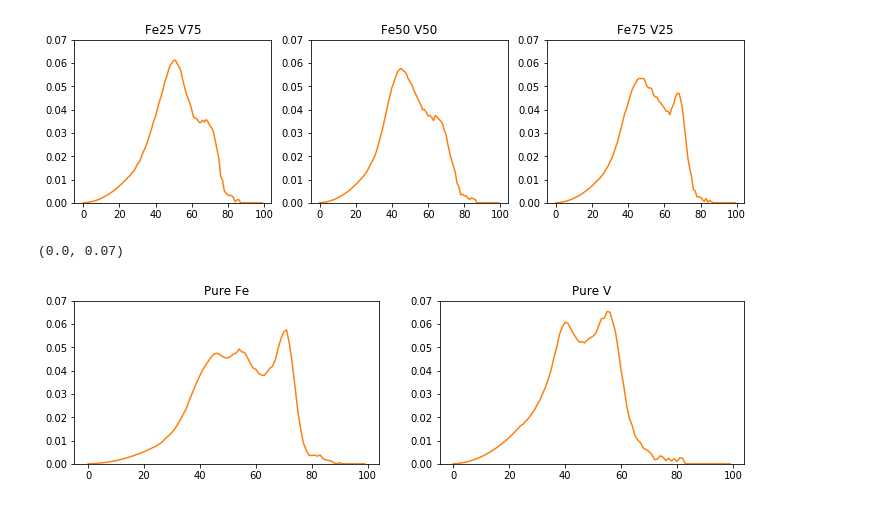
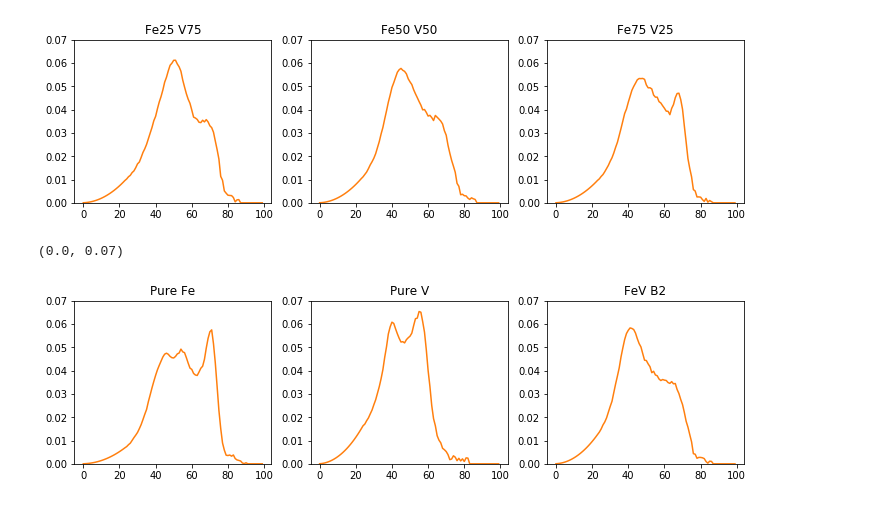
Before and after one commit to sggomez/CSV-Plots, a Jupyter notebook: CSV plots.ipynb, the cells around one changed output. Saved outputs shown, nothing was run; the diff lists cells and outputs as text; code cells hidden in the pictures.

```diff
--- a/CSV plots.ipynb
+++ b/CSV plots.ipynb
@@ -32,20 +32,26 @@ axes[2].set_ylim([0.0,0.07])
 # %%
 #Data sets for pure Fe and V elements
 
 d4 = pd.read_csv('Fe_measured_DOS.csv')
 d5 = pd.read_csv('V_measured_DOS.csv')
+d6 = pd.read_csv('FeV_B2_measured_DOS.csv')
 
-fig2, axes = plt.subplots(nrows=1, ncols=2, figsize=(12,3))
+fig2, axes = plt.subplots(nrows=1, ncols=3, figsize=(12,3))
 
 #Fe Graph
 axes[0].plot(d4)
 axes[0].set_title('Pure Fe')
 axes[0].set_ylim([0.0,0.07])
 
 #V Graph
 axes[1].plot(d5)
 axes[1].set_title('Pure V')
 axes[1].set_ylim([0.0,0.07])
+
+#FeV Graph B2
+axes[2].plot(d6)
+axes[2].set_title('FeV B2')
+axes[2].set_ylim([0.0,0.07])
 # %% [output]
 (0.0, 0.07)
-[figure, old version]
+[figure, new version]
```
